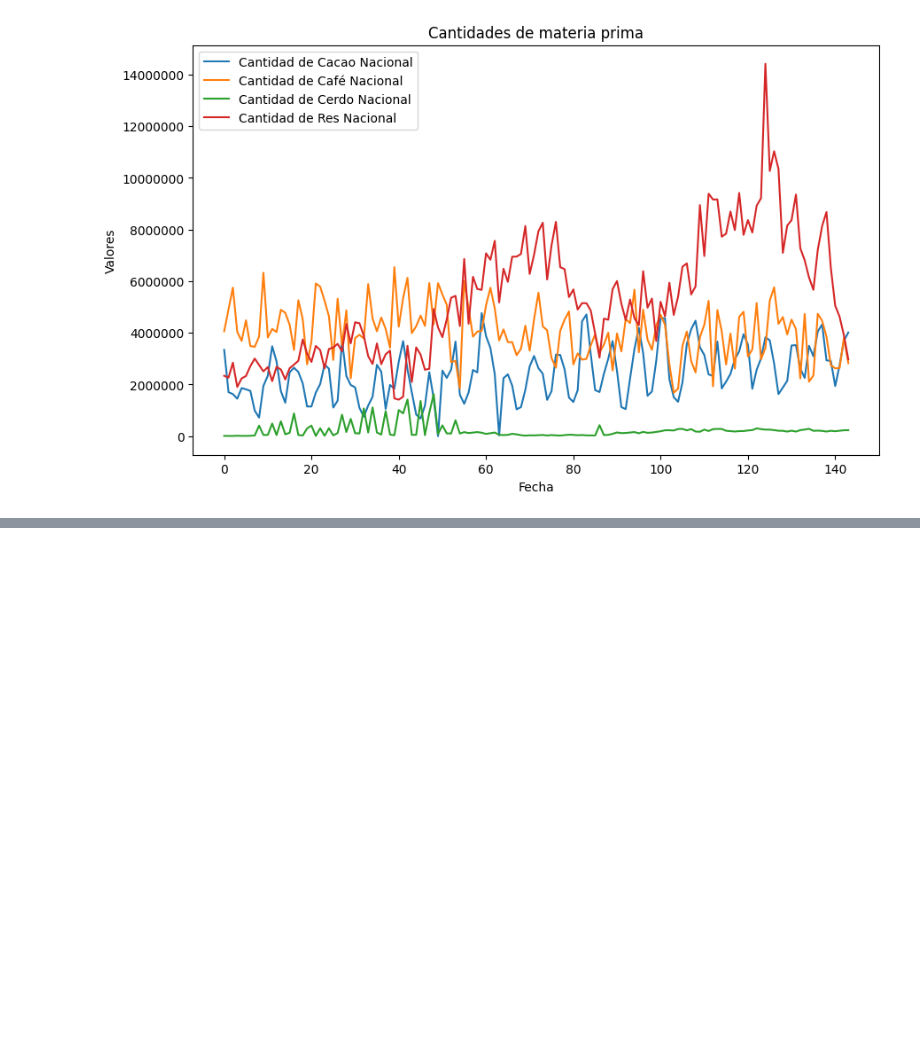
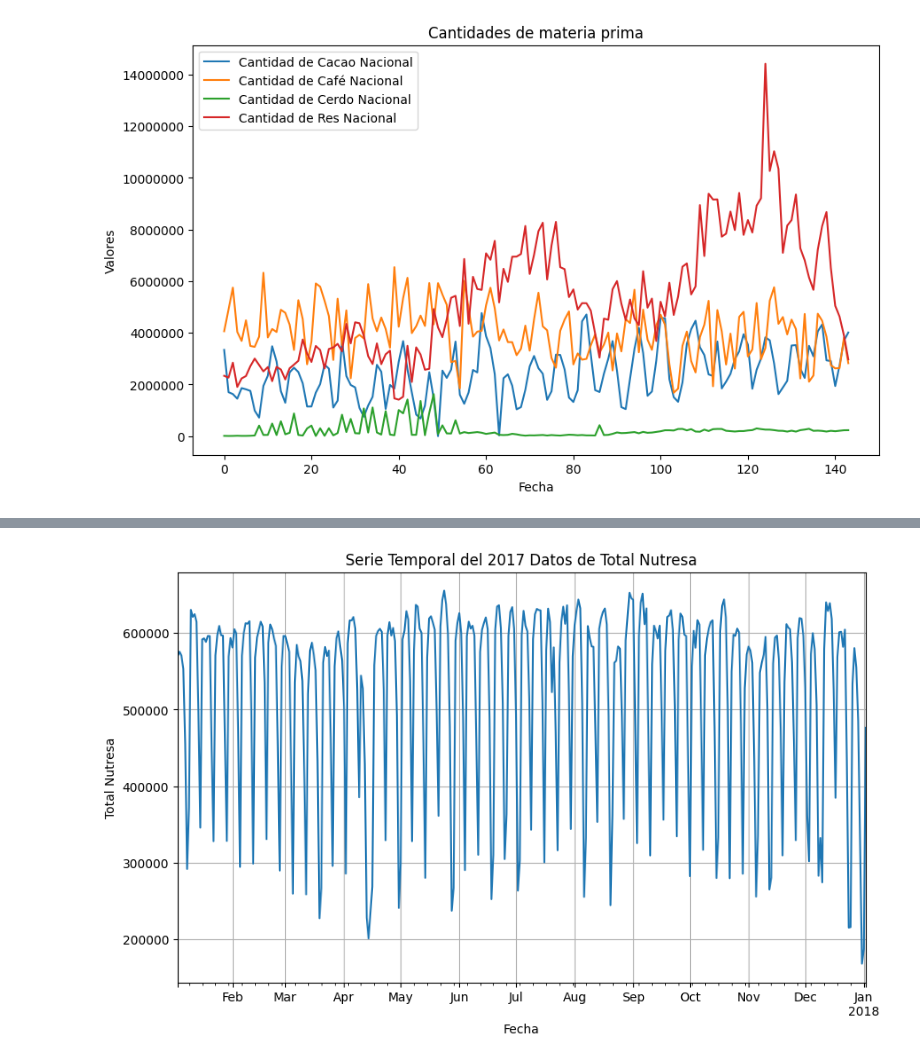
Before and after one commit to josedjaykv/Analisis-De-los-Datos-Proyecto-Nutresa, a Jupyter notebook: Analisis.ipynb, the cells around one changed output, grey strips where cells are left out. Drawn from its saved outputs; the diff is of its cells as text; code cells hidden in the pictures; blank space fills up the shorter version.

```diff
--- a/Analisis.ipynb
+++ b/Analisis.ipynb
@@ -300,0 +382,14 @@ plt.show()
+# %%
+# Seleccionar los primeros 300 datos
+df_energia_segmento2 = df_energia_diaria.iloc[733:1098]
+
+# Plot de los primeros 100 datos de la serie temporal
+plt.figure(figsize=(10, 6))
+df_energia_segmento2['Total_Nutresa'].plot()
+plt.xlabel('Fecha')
+plt.ylabel('Total Nutresa')
+plt.title('Serie Temporal del 2017 Datos de Total Nutresa')
+plt.grid(True)
+plt.show()
+# %% [output]
+[figure, added]
```
Also changed, not shown: parts of 9 cells of this notebook, 5 other files.
